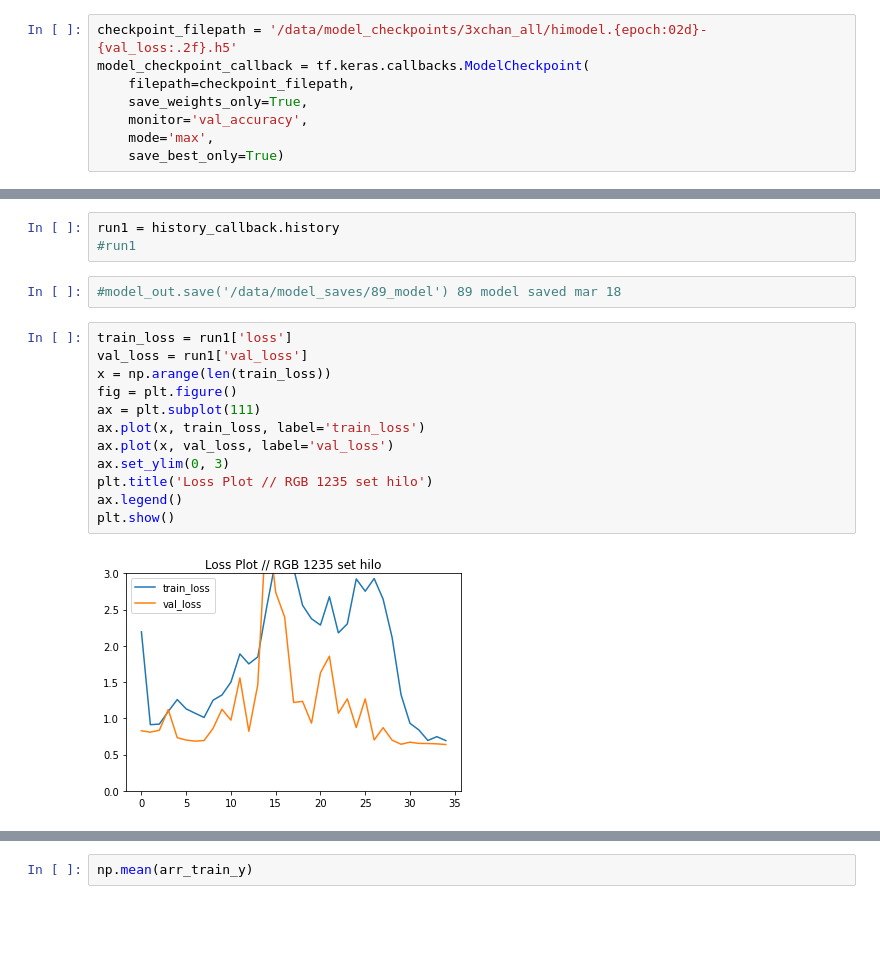
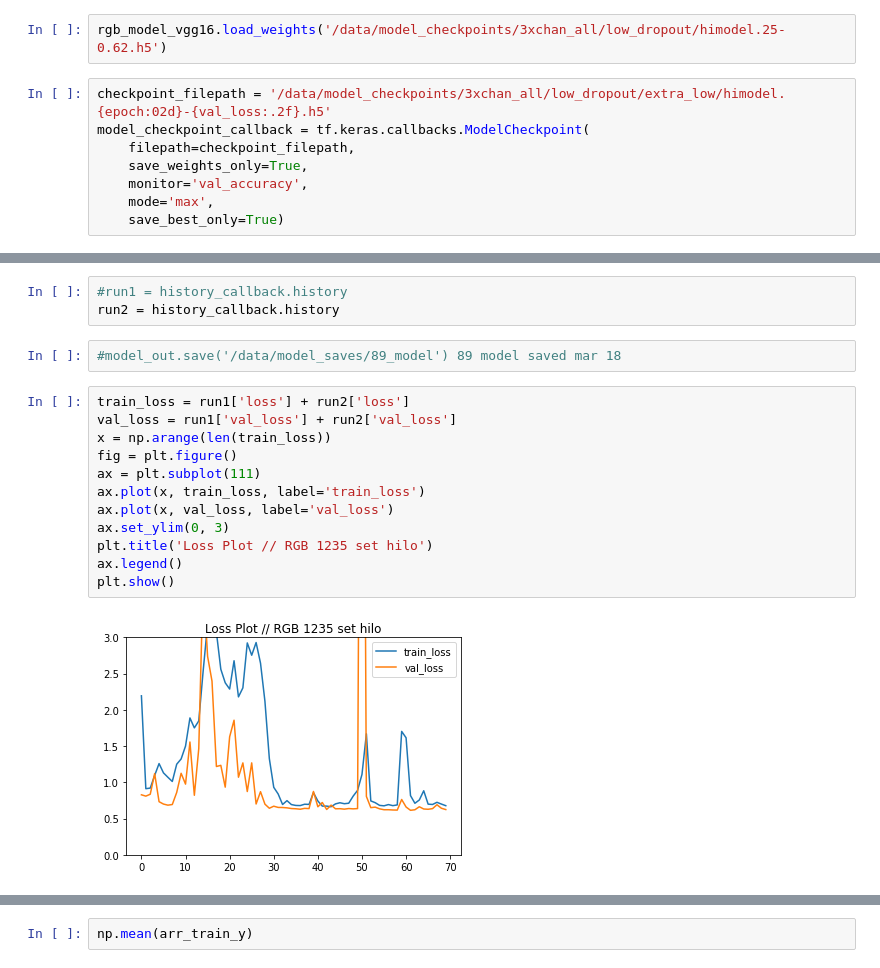
Before and after one commit to jgaustad/pollutemenot-ai, a Jupyter notebook: aws_train_vgg3chan032921_all.ipynb, the cells around one changed output, grey strips where cells are left out. Drawn from its saved outputs; the diff is of its cells as text; blank space fills up the shorter version.

```diff
--- a/aws_train_vgg3chan032921_all.ipynb
+++ b/aws_train_vgg3chan032921_all.ipynb
@@ -254,8 +248,10 @@ my_callbacks = [
     tf.keras.callbacks.ModelCheckpoint(filepath='model.{epoch:02d}-{val_loss:.2f}.h5'),
     tf.keras.callbacks.TensorBoard(log_dir='./logs'),
 ]
+# %%
+rgb_model_vgg16.load_weights('/data/model_checkpoints/3xchan_all/low_dropout/himodel.25-0.62.h5')
 # %%
-checkpoint_filepath = '/data/model_checkpoints/3xchan_all/himodel.{epoch:02d}-{val_loss:.2f}.h5'
+checkpoint_filepath = '/data/model_checkpoints/3xchan_all/low_dropout/extra_low/himodel.{epoch:02d}-{val_loss:.2f}.h5'
 model_checkpoint_callback = tf.keras.callbacks.ModelCheckpoint(
     filepath=checkpoint_filepath,
     save_weights_only=True,
@@ -276,20 +312,20 @@ Epoch 2/35
-# %%
-run1 = history_callback.history
-#run1
+# %%
+#run1 = history_callback.history
+run2 = history_callback.history
 # %%
 #model_out.save('/data/model_saves/89_model') 89 model saved mar 18
 # %%
-train_loss = run1['loss']
-val_loss = run1['val_loss']
+train_loss = run1['loss'] + run2['loss']
+val_loss = run1['val_loss'] + run2['val_loss']
 x = np.arange(len(train_loss))
 fig = plt.figure()
 ax = plt.subplot(111)
 ax.plot(x, train_loss, label='train_loss')
 ax.plot(x, val_loss, label='val_loss')
 ax.set_ylim(0, 3)
 plt.title('Loss Plot // RGB 1235 set hilo')
 ax.legend()
 plt.show()
 # %% [output]
-[figure, old version]
+[figure, new version]
 # %%
```
Also changed, not shown: parts of 11 cells of this notebook, 11 other files.
